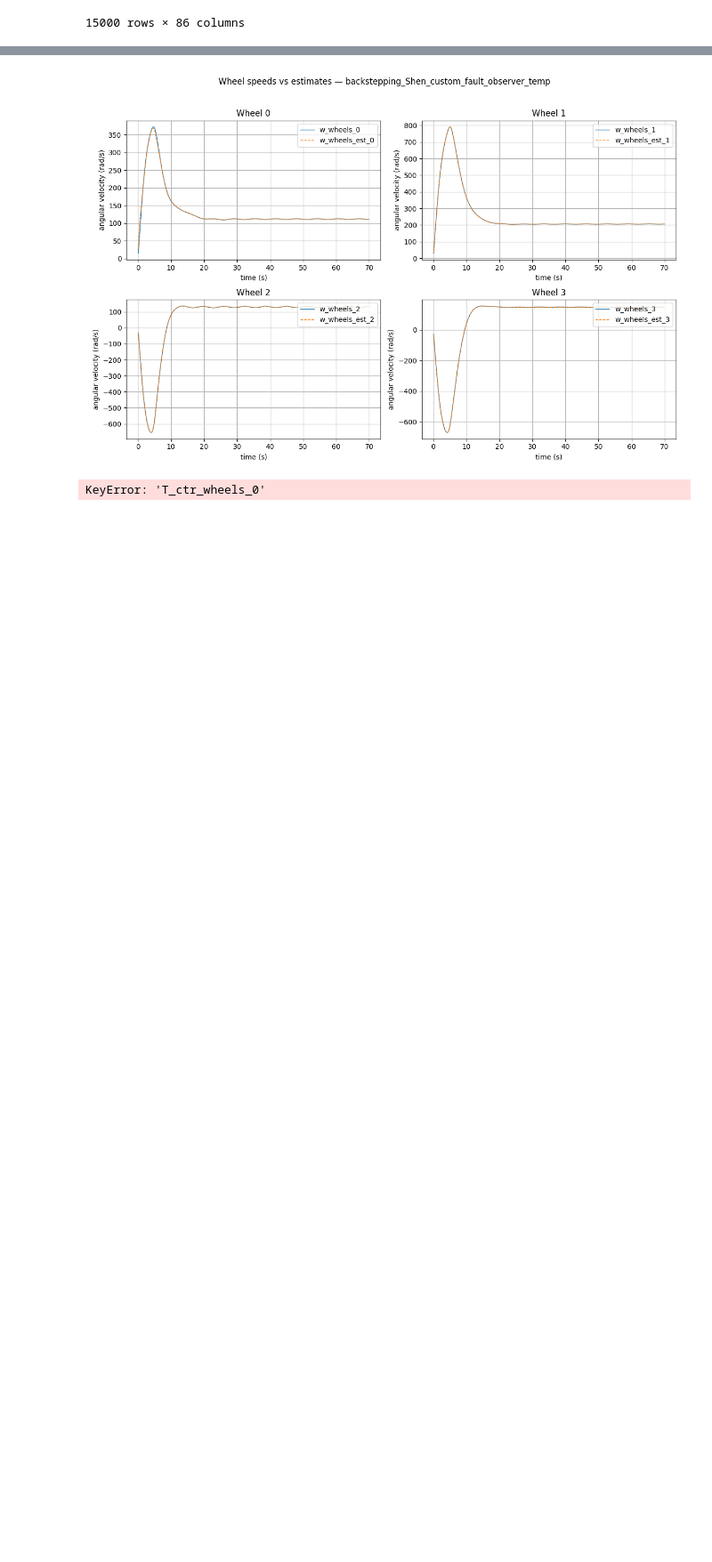
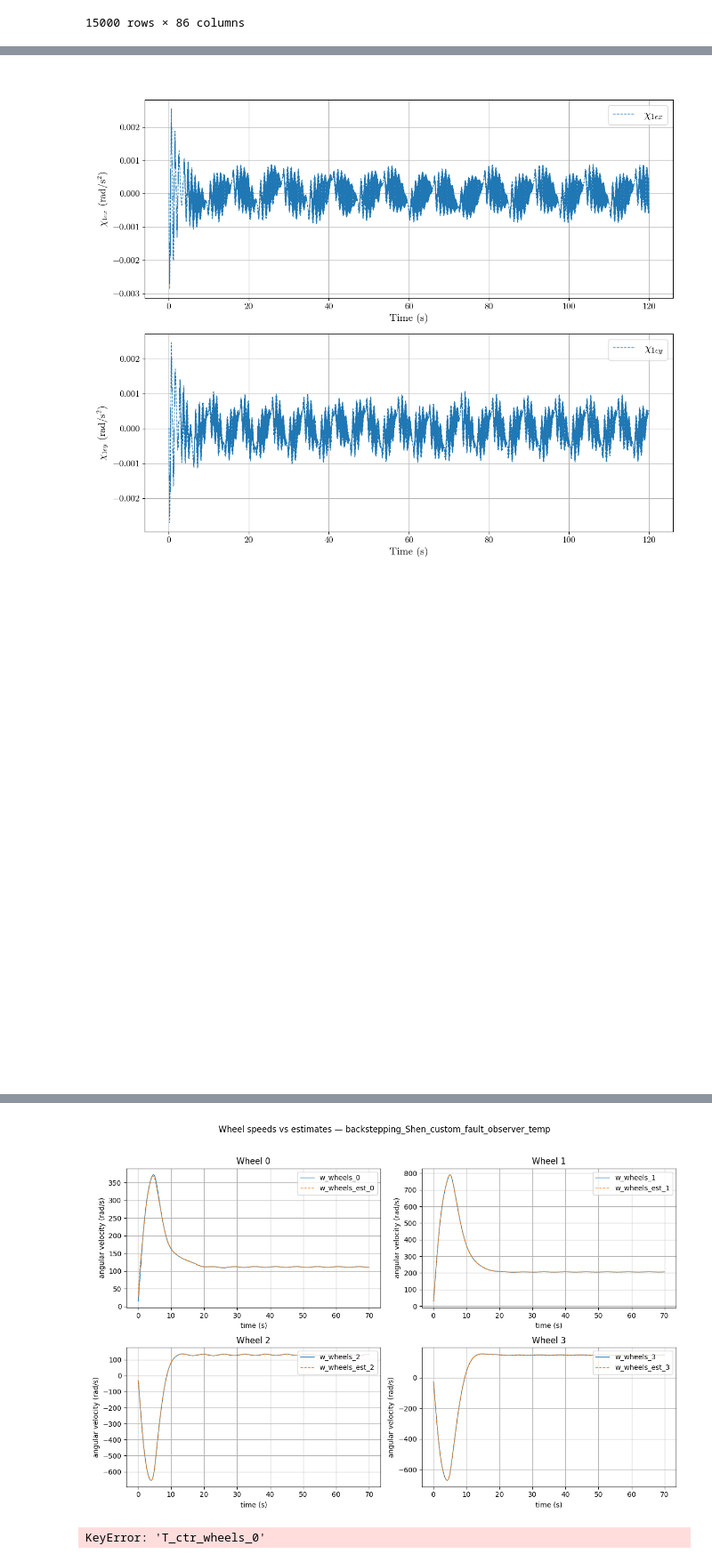
Before and after one commit to jacquesstellies/satellite-sim, a Jupyter notebook: plot_viewer.ipynb, the cells around one changed output, grey strips where cells are left out. Shown at 89% size. Cells and saved outputs as stored; diff of their text form; code cells hidden in the pictures; blank space fills up the shorter version.

```diff
--- a/plot_viewer.ipynb
+++ b/plot_viewer.ipynb
@@ -43,0 +114,37 @@ df = pd.read_csv(f"{ROOT_DIR}/{folder_path}/{log_name}_log.csv")
+# %%
+# plot actual vs estimated wheel speeds for all 4 wheels
+# fig, axs = plt.subplots(1, 1, figsize=(12, 8))
+
+
+fig, axs = plt.figure(figsize=(12, 12)), plt.subplots(2, 1, figsize=(12, 10))[1]
+axs = axs.flatten()
+
+M_inertia = np.asarray(config['satellite']['M_Inertia'])
+M_inertia_inv = np.linalg.inv(M_inertia)
+
+for i, ax in enumerate('xy'):
+    df[f'f_wheels_acc_{ax}'] = -df[f'f_wheels_{i}'] / M_inertia[i, i]   # J = [2.5, 3.5, 4.5]
+    # df[f'd_torque_{ax}'] = M_inertia_inv[i, i] * df[f'd_{i}']
+
+
+
+for i, axis in enumerate(my_utils.xyz_axes):
+    if axis == 'z':
+        continue
+    # axs[i].plot(df['time'], df[f'd_{axis}'], label=my_utils.latex_label('d', axis), linewidth=1)
+    # axs[i].plot(df['time'], df[f'chi_1_{axis}'], '--', label=my_utils.latex_label('chi_1', axis), linewidth=1)
+    axs[i].plot(df['time'], df[f'chi_1_error_{axis}'], '--', label=my_utils.latex_label('chi_1_error', axis), linewidth=1)
+    # axs[i].plot(df['time'], df[f'f_wheels_acc_{ax}'], '--', label=my_utils.latex_label('f_wheels_acc', str(i)), linewidth=1)
+    axs[i].set_xlabel('Time (s)')
+    axs[i].set_ylabel(f'{my_utils.latex_label('chi_1_error', axis)}' + r' ($\mathrm{rad/s^2}$)')
+    # axs[i].set_title(f'Comparison Lumped disturbance vs  {i}')
+    axs[i].legend(loc='upper right')
+    axs[i].grid(True)
+
+# fig.suptitle(f'Wheel speeds vs estimates — {log_name}')
+plt.tight_layout(rect=[0, 0, 1, 0.96])
+plt.savefig(os.path.abspath(f"{output_dir}/graphs/{log_name}_chi_1_error.png"), bbox_inches='tight')
+plt.show()
+# %% [output]
+[figure, added]
+[figure, added]
```
Also changed, not shown: parts of 9 cells of this notebook, 2 other files.
